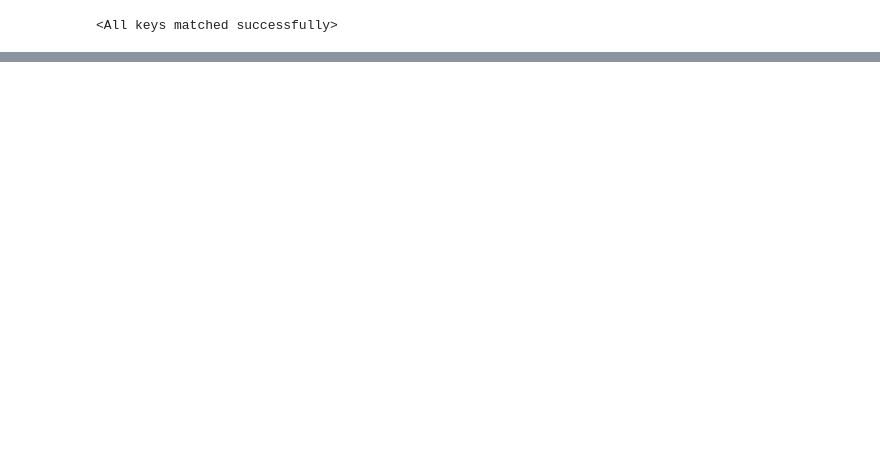
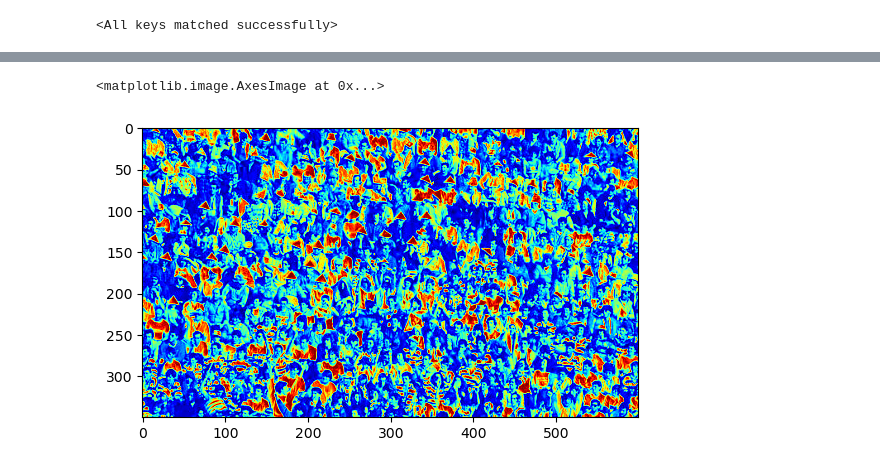
Before and after one commit to aidinattar/CSRNet-pytorch, a Jupyter notebook: val.ipynb, the cells around one changed output, grey strips where cells are left out. Saved outputs shown, nothing was run; the diff lists cells and outputs as text; code cells hidden in the pictures; blank space fills up the shorter version.

```diff
--- a/val.ipynb
+++ b/val.ipynb
@@ -22,7 +22,7 @@ transform=transforms.Compose([
                                      std=[0.229, 0.224, 0.225]),
                    ])
 # %%
-root = '/home/leeyh/Downloads/Shanghai/'
+root = 'Shanghai/'
 # %%
 #now generate the ShanghaiA's ground truth
 part_A_train = os.path.join(root,'part_A_final/train_data','images')
@@ -62,9 +62,10 @@ for i, img_path in enumerate(img_paths):
     img[0, :, :] -= 92.8207477031
     img[1, :, :] -= 95.2757037428
     img[2, :, :] -= 104.877445883
-    img = img.cpu()
+    #img = img.cpu()
+    img = transform(Image.open(img_paths[i]).convert('RGB')).cpu()
 
-    gt_file = h5py.File(img_path.replace('.jpg', '.h5').replace('frames', 'ground_truth'), 'r')
+    gt_file = h5py.File(img_path.replace('.jpg', '.h5').replace('images', 'ground_truth'), 'r')
     groundtruth = np.asarray(gt_file['density'])
 
     output = model(img.unsqueeze(0))
@@ -80,0 +100,5 @@ ZeroDivisionError: division by zero
+# %%
+plt.imshow(img[2].detach().cpu().numpy(), cmap=CM.jet)
+# %% [output]
+<matplotlib.image.AxesImage at 0x...>
+[figure, added]
```
Also changed, not shown: parts of 14 cells of this notebook, 2 other files.
